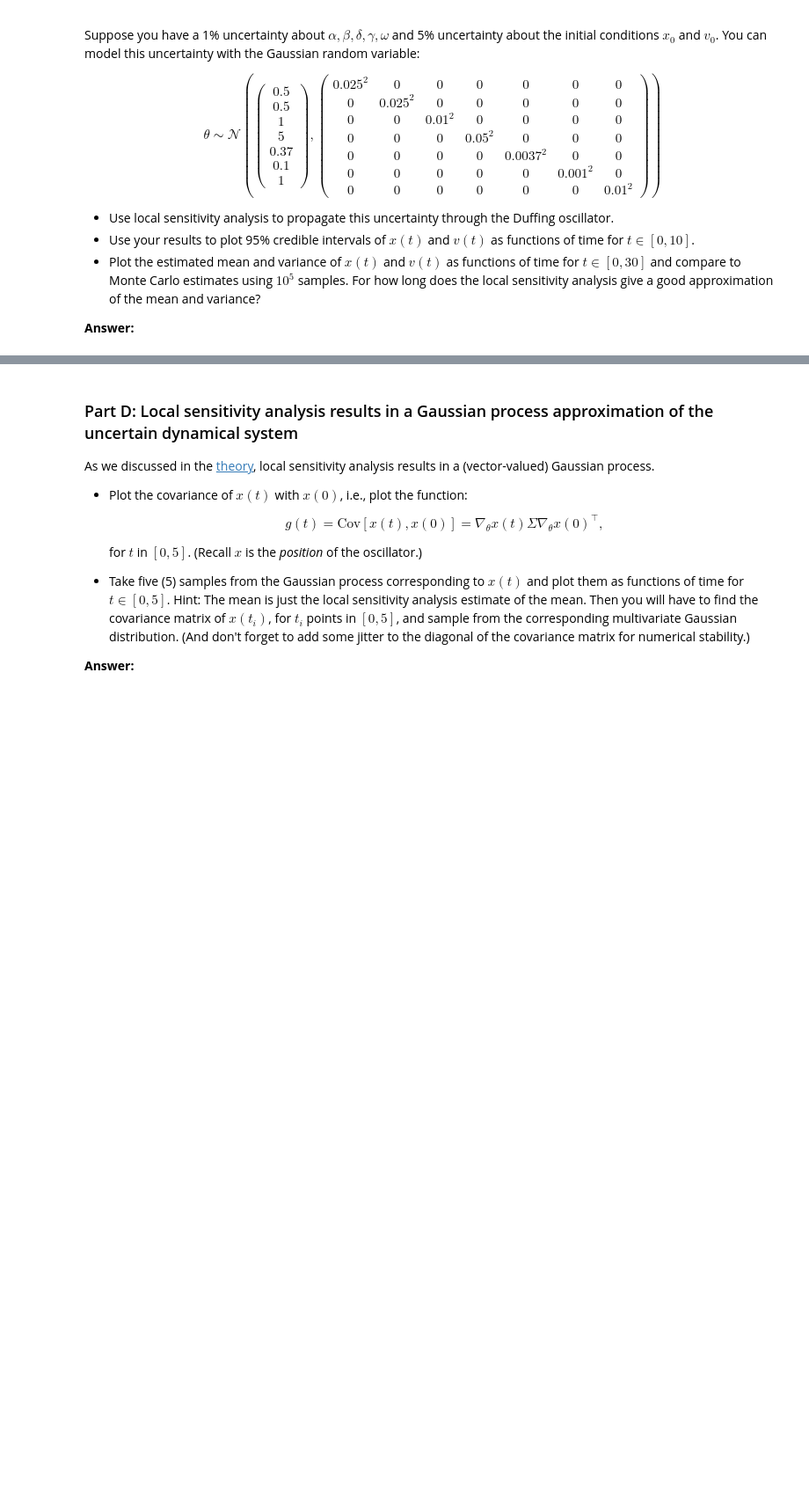
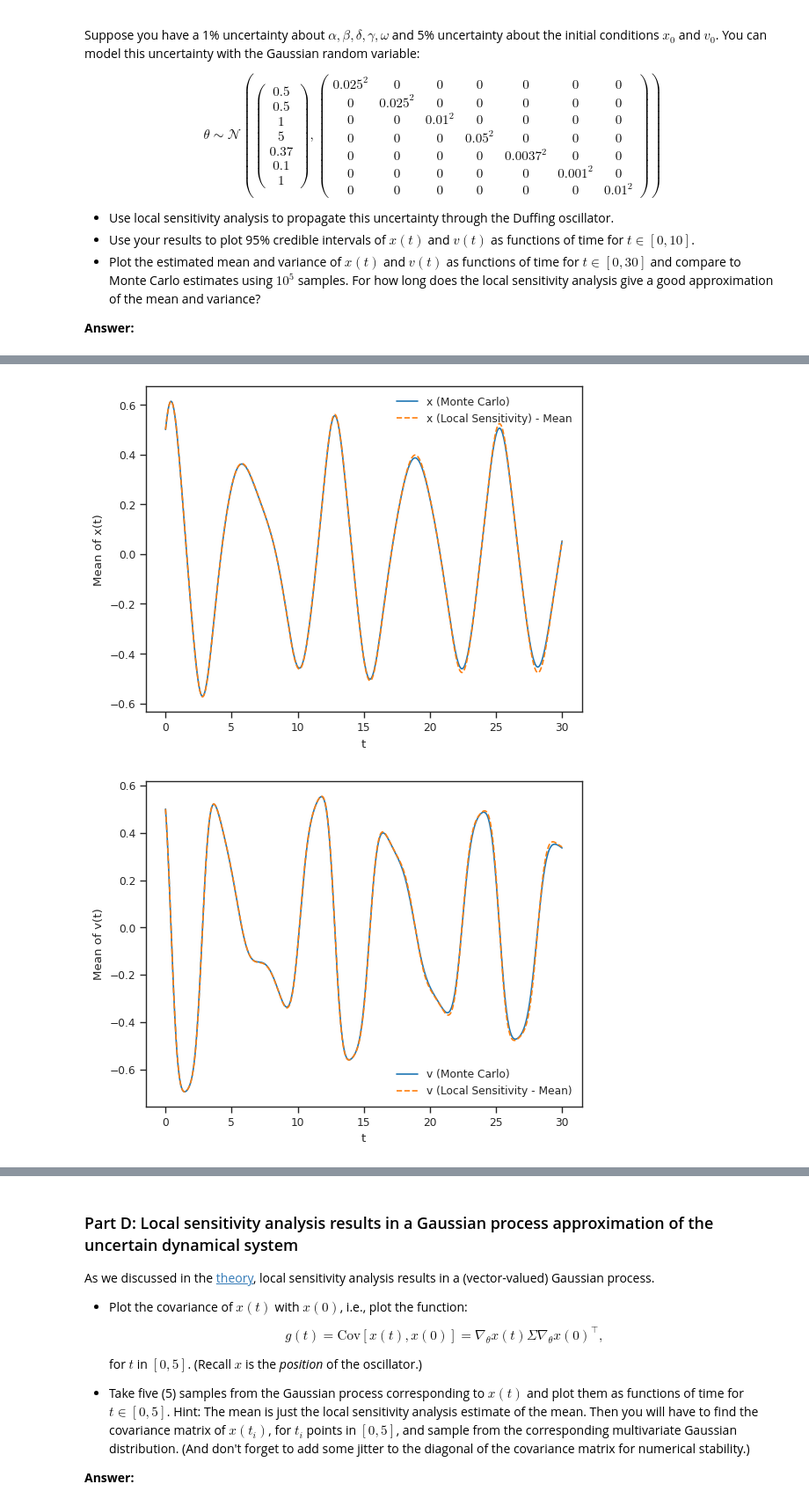
Before and after one commit to Shaunak-Mukherjee/ME697-advanced-scientific-machine-learning, a Jupyter notebook: ME697_02_homework_Shaunak_final.ipynb, the cells around one changed output, grey strips where cells are left out. Shown at 88% size. Cells and saved outputs as stored; diff of their text form; code cells hidden in the pictures; blank space fills up the shorter version.

```diff
--- a/ME697_02_homework_Shaunak_final.ipynb
+++ b/ME697_02_homework_Shaunak_final.ipynb
@@ -280,0 +248,79 @@ print(len(jac_sol_mu))
+# %%
+# Perform Monte Carlo simulation
+num_samples = 100000
+L = np.linalg.cholesky(cov_theta)
+thetas = np.random.randn(num_samples, 7) @ L + mean_theta
+many_solve_duffing = jit(vmap(solver_duff_oscil, in_axes=(0,)))
+sols_MC = many_solve_duffing(thetas)
+mean_sol_MC = np.mean(sols_MC, axis=0)
+std_sol_MC = np.std(sols_MC, axis=0)
+var_sol_MC = np.var(sols_MC, axis=0)
+
+
+# Adjust the time range to [0, 30]
+t_max = 30
+ts = jnp.linspace(0, 50, 2000)
+idx = np.searchsorted(ts, t_max)
+ts_filtered = ts[:idx]
+
+# Estimated Mean Sensitivity and Monte Carlo results for x(t) and v(t)
+# For x
+fig, ax = plt.subplots()
+ax.plot(ts_filtered, mean_sol_MC[:idx, 0], label="x (Monte Carlo)")
+ax.plot(ts_filtered, sol_mu[:idx, 0], '--', label="x (Local Sensitivity) - Mean")
+ax.set(xlabel="t", ylabel="Mean of x(t)")
+ax.legend(frameon=False)
+
+# For v
+fig, ax = plt.subplots()
+ax.plot(ts_filtered, mean_sol_MC[:idx, 1], label="v (Monte Carlo)")
+ax.plot(ts_filtered, sol_mu[:idx, 1], '--', label="v (Local Sensitivity - Mean)")
+ax.set(xlabel="t", ylabel="Mean of v(t)")
+ax.legend(frameon=False)
+
+# Estimated variance Sensitivity and Monte Carlo results for x(t) and v(t)
+# For x
+fig, ax = plt.subplots()
+ax.plot(ts_filtered, var_sol_MC[:idx, 0], label="x (Monte Carlo) - Variance")
+ax.plot(ts_filtered, x_var[:idx], '--', label="x (Local Sensitivity) - Variance")
+ax.set(xlabel="t", ylabel="Variance of x(t)")
+ax.legend(frameon=False)
+# For v
+fig, ax = plt.subplots()
+ax.plot(ts_filtered, var_sol_MC[:idx, 1], label="v (Monte Carlo) - Variance")
+ax.plot(ts_filtered, v_var[:idx], '--', label="v (Local Sensitivity) - Variance")
+ax.set(xlabel="t", ylabel="Variance of v(t)")
+ax.legend(frameon=False)
+
+
+# Plot local sensitivity time series with credible intervals
+fig, ax = plt.subplots()
+ax.plot(ts_filtered, sol_mu[:idx, 0], label="x (Local Sensitivity)")
+ax.fill_between(
+    ts_filtered,
+    sol_mu[:idx, 0] - 1.96 * x_std[:idx],
+    sol_mu[:idx, 0] + 1.96 * x_std[:idx],
+    alpha=0.5,
+    label="95% CI (Local Sensitivity)",
+)
+ax.set(xlabel="t", ylabel="x(t)", title="x(t) with 95% CI")
+sns.despine(trim=True)
+plt.legend()
+plt.show()
+
+fig, ax = plt.subplots()
+ax.plot(ts_filtered, sol_mu[:idx, 1], label="v (Local Sensitivity)")
+ax.fill_between(
+    ts_filtered,
+    sol_mu[:idx, 1] - 1.96 * v_std[:idx],
+    sol_mu[:idx, 1] + 1.96 * v_std[:idx],
+    alpha=0.5,
+    label="95% CI (Local Sensitivity)",
+)
+ax.set(xlabel="t", ylabel="v(t)", title="v(t) with 95% CI")
+sns.despine(trim=True)
+plt.legend()
+plt.show()
+# %% [output]
+[figure, added]
+[figure, added]
```
Also changed, not shown: parts of 7 cells of this notebook.
